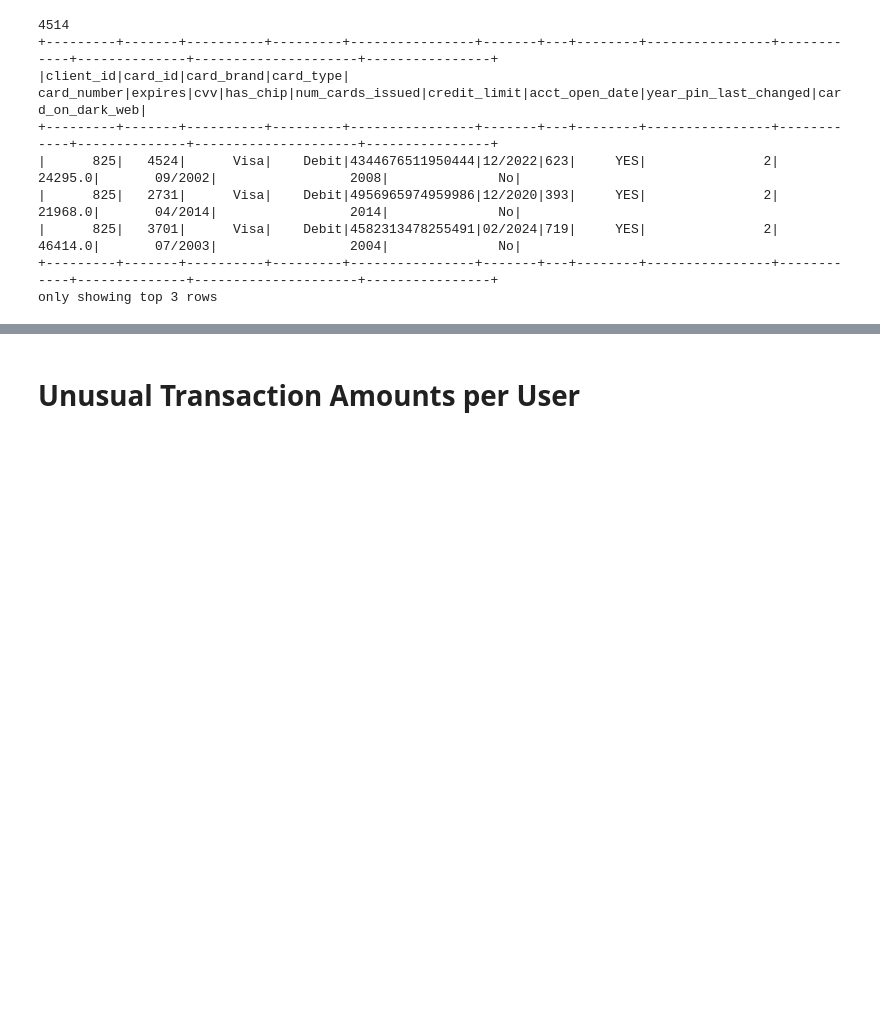
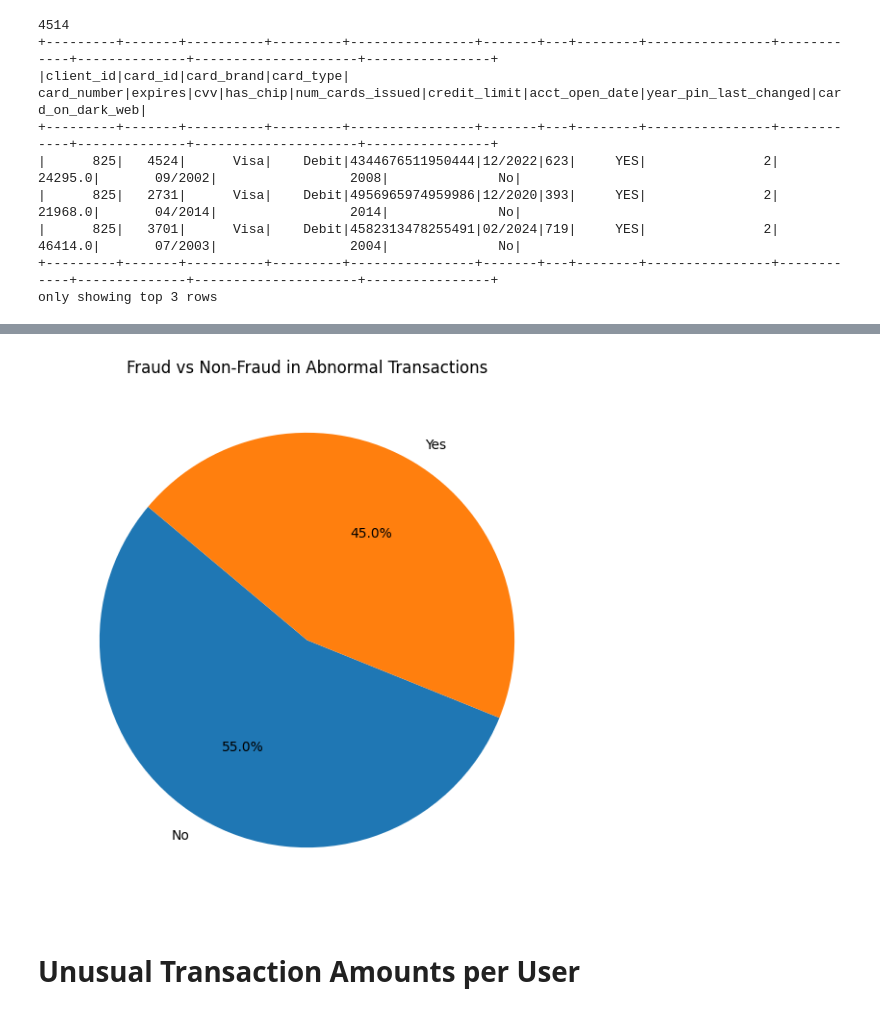
Before and after one commit to Sara-Gamal12/Transaction-Classification-and-Analysis, a Jupyter notebook: Users EDA.ipynb, the cells around one changed output, grey strips where cells are left out. Drawn from its saved outputs; the diff is of its cells as text; code cells hidden in the pictures; blank space fills up the shorter version.

Commit message:
Finished users insights

```diff
--- a/Users EDA.ipynb
+++ b/Users EDA.ipynb
@@ -89,6 +89,9 @@ transactions_df = spark.read.csv(f"{data_path}/transactions.csv", header=True, i
 # Remove '$' and ',' and cast the 'amount' column to double type
 transactions_df = transactions_df.withColumn("amount", F.regexp_replace("amount", "[\$,]", "").cast("double"))
 
+# Ensure 'date' is in timestamp format
+transactions_df = transactions_df.withColumn("date", F.to_date("date"))
+
 transactions_df = transactions_df.join(mcc_df, on="mcc", how="left")
 
 # Check the count of rows
@@ -127,0 +132,31 @@ only showing top 3 rows
+# %%
+# 1: Count transactions per user per day
+tx_per_day = transactions_df.groupBy("client_id", "date").agg(
+    F.count("*").alias("tx_count")
+)
+
+# 2: Get mean and std dev of daily transaction count per user
+user_tx_stats = tx_per_day.groupBy("client_id").agg(
+    F.mean("tx_count").alias("mean_tx_per_day"),
+    F.stddev("tx_count").alias("std_tx_per_day")
+)
+
+# 3: Join stats back to get per-day info
+tx_with_stats = tx_per_day.join(user_tx_stats, on="client_id")
+
+# 4: Flag spike days
+spike_days = tx_with_stats.filter(
+    F.col("tx_count") > F.col("mean_tx_per_day") + 10 * F.col("std_tx_per_day")
+).select("client_id", "date")
+
+# 5: Join spike days with original transactions
+spike_txns = transactions_df.join(spike_days, on=["client_id", "date"], how="inner")
+
+# 6: Count total and fraudulent transactions on spike days
+fraud_stats = spike_txns.groupBy("target").count()
+
+# Show fraud and non-fraud counts on spike days
+fraud_stats.show()
+
+# Convert fraud_stats to pandas
+fraud_stats_pd = fraud_stats.toPandas()
@@ -128,3 +194,11 @@ only showing top 3 rows
+# %%
+# Plot pie chart
+plt.figure(figsize=(7, 7))
+plt.pie(fraud_stats_pd['count'], labels=fraud_stats_pd['target'], autopct='%1.1f%%', startangle=140)
+plt.title("Fraud vs Non-Fraud in Abnormal Transactions")
+plt.show()
+# %% [output]
+[figure, added]
 # %% [markdown]
 # Unusual Transaction Amounts per User
 # %%
```
Also changed, not shown: parts of 4 cells of this notebook.
